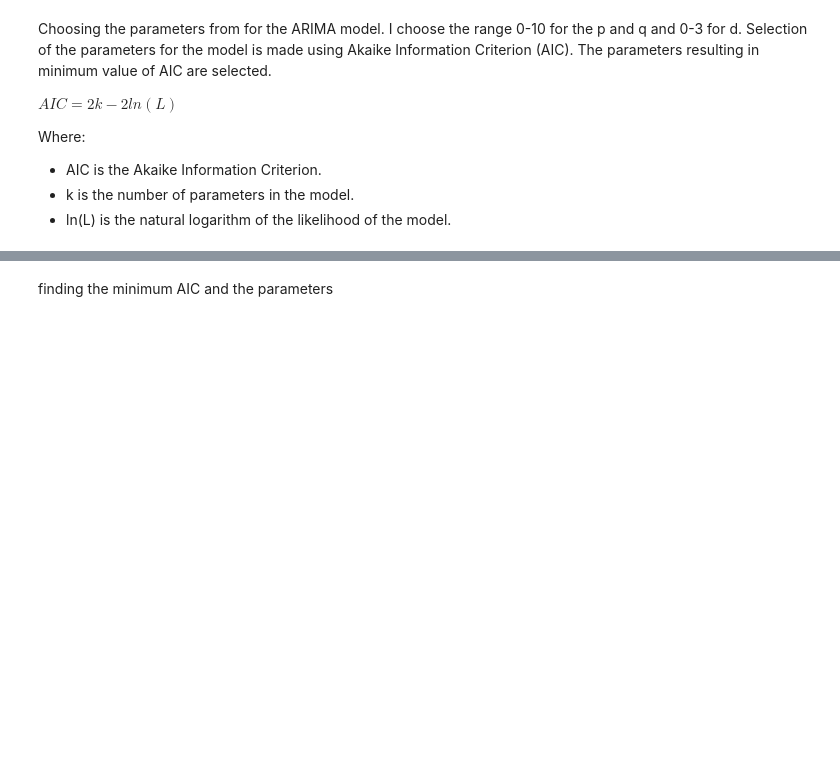
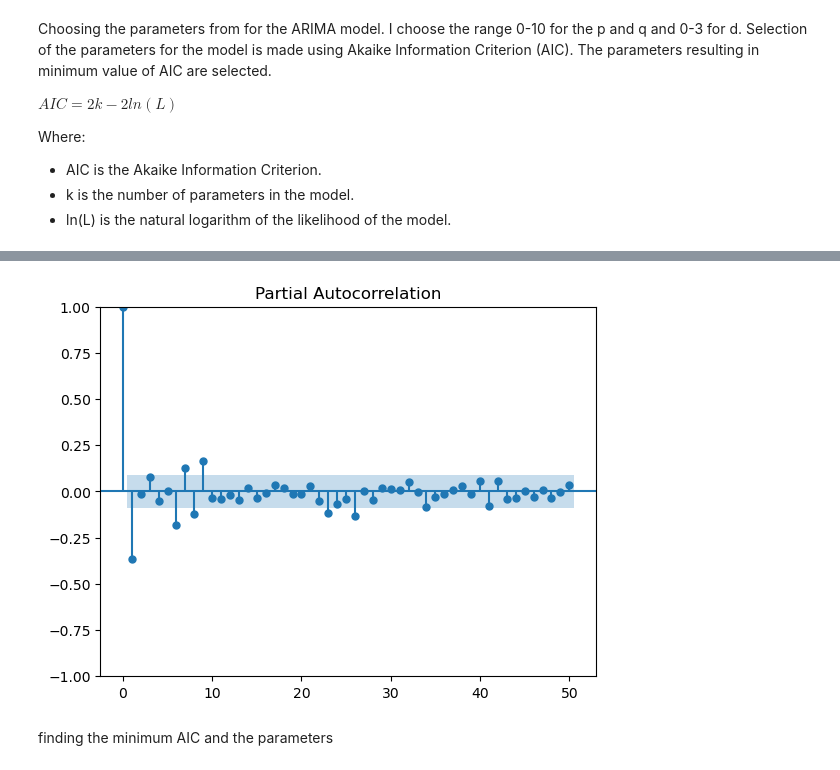
Before and after one commit to ansingh16/risk-management, a Jupyter notebook: Time_series_analysis.ipynb, the cells around one changed output, grey strips where cells are left out. Cells and saved outputs as stored; diff of their text form; code cells hidden in the pictures; blank space fills up the shorter version.

```diff
--- a/Time_series_analysis.ipynb
+++ b/Time_series_analysis.ipynb
@@ -258,3 +277,8 @@ Where:
+# %%
+sm.graphics.tsa.plot_pacf(returns.dropna(),lags=50)
+plt.show()
+# %% [output]
+[figure, added]
 # %%
 
 # setup the parameter ranges to explore
```
Also changed, not shown: parts of 17 cells of this notebook.
